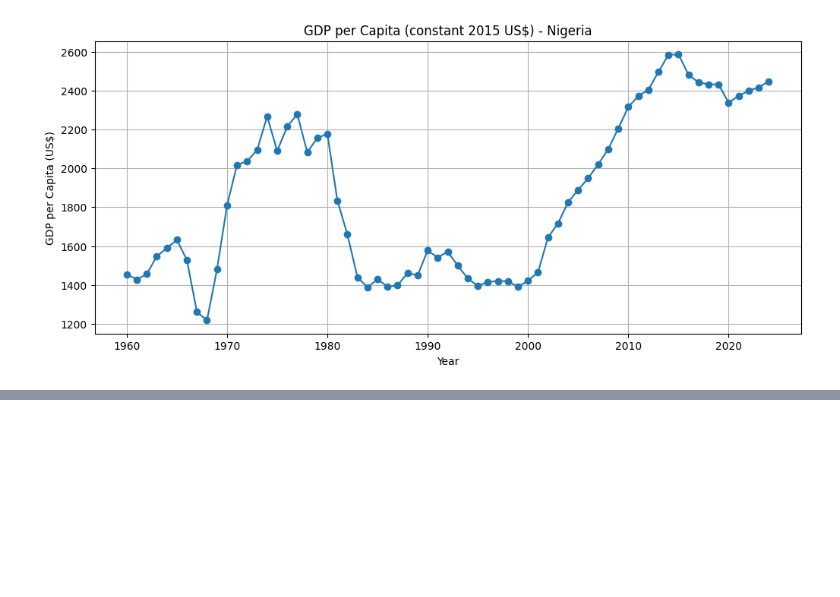
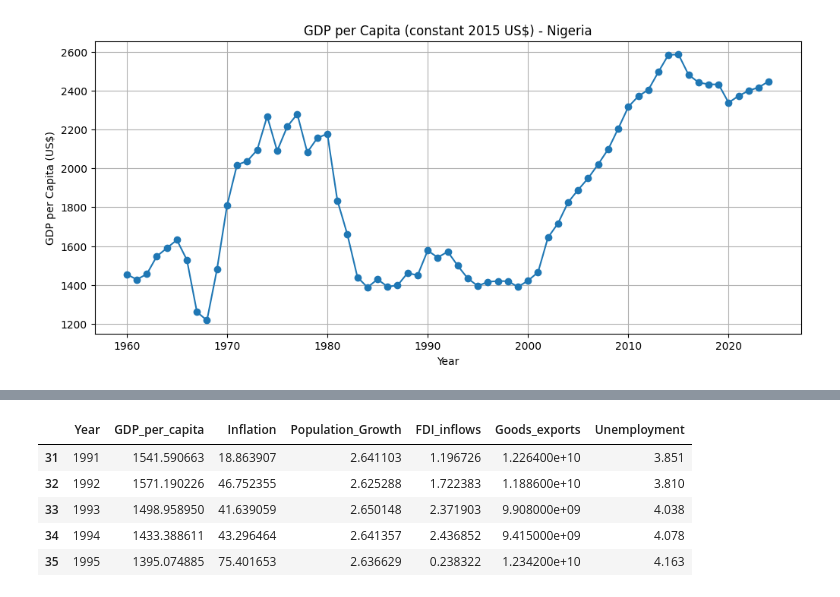
Before and after one commit to goodnessezichioum/DS-final-project, a Jupyter notebook: untitled0.ipynb, the cells around one changed output, grey strips where cells are left out. Cells and saved outputs as stored; diff of their text form; code cells hidden in the pictures; blank space fills up the shorter version.

```diff
--- a/untitled0.ipynb
+++ b/untitled0.ipynb
@@ -189,0 +313,9 @@ plt.show()
+# %%
+final_df.head()
+# %% [output]
+|  | Year | GDP_per_capita | Inflation | Population_Growth | FDI_inflows | Goods_exports | Unemployment |
+| 31 | 1991 | 1541.590663 | 18.863907 | 2.641103 | 1.196726 | 1.226400e+10 | 3.851 |
+| 32 | 1992 | 1571.190226 | 46.752355 | 2.625288 | 1.722383 | 1.188600e+10 | 3.810 |
+| 33 | 1993 | 1498.958950 | 41.639059 | 2.650148 | 2.371903 | 9.908000e+09 | 4.038 |
+| 34 | 1994 | 1433.388611 | 43.296464 | 2.641357 | 2.436852 | 9.415000e+09 | 4.078 |
+| 35 | 1995 | 1395.074885 | 75.401653 | 2.636629 | 0.238322 | 1.234200e+10 | 4.163 |
```
Also changed, not shown: parts of 15 cells of this notebook.
